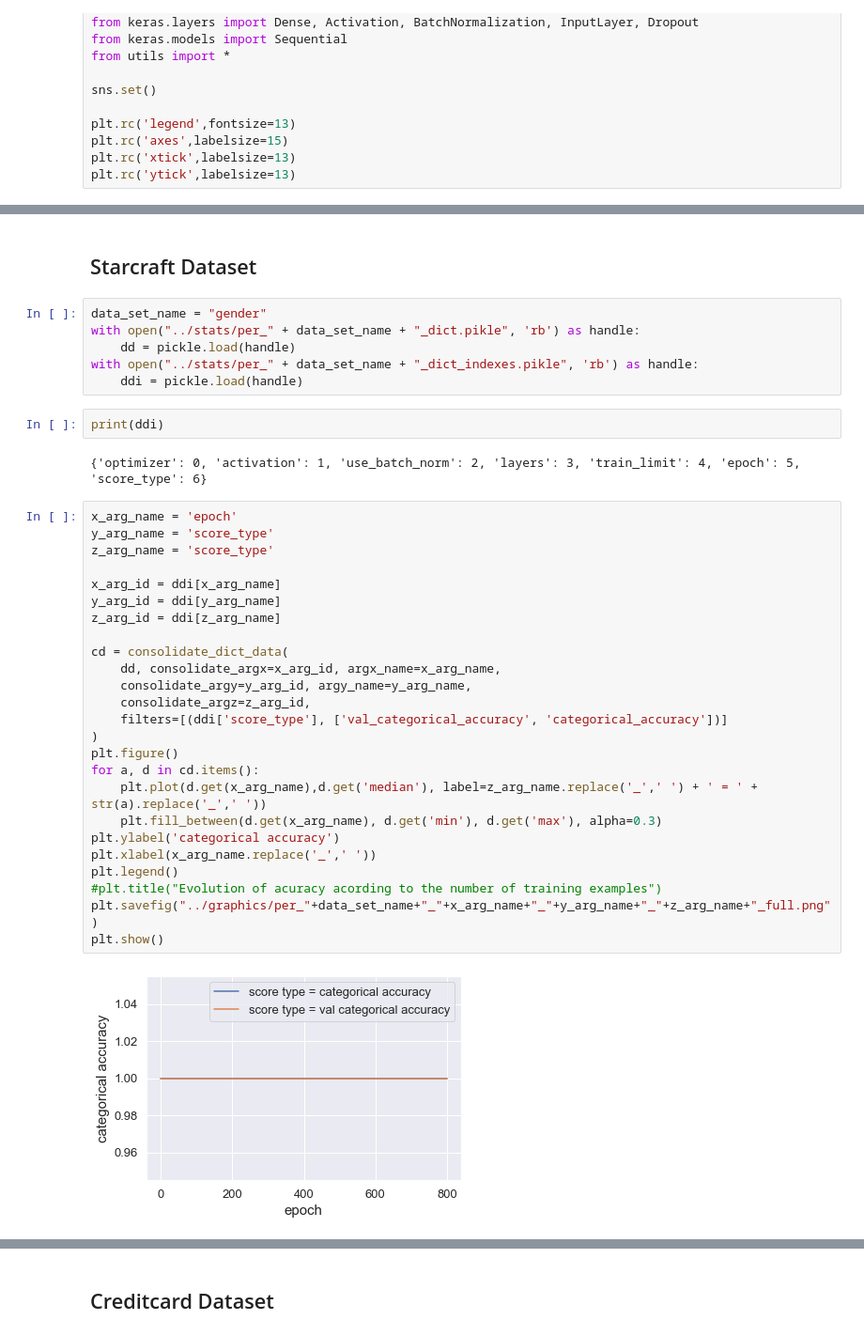
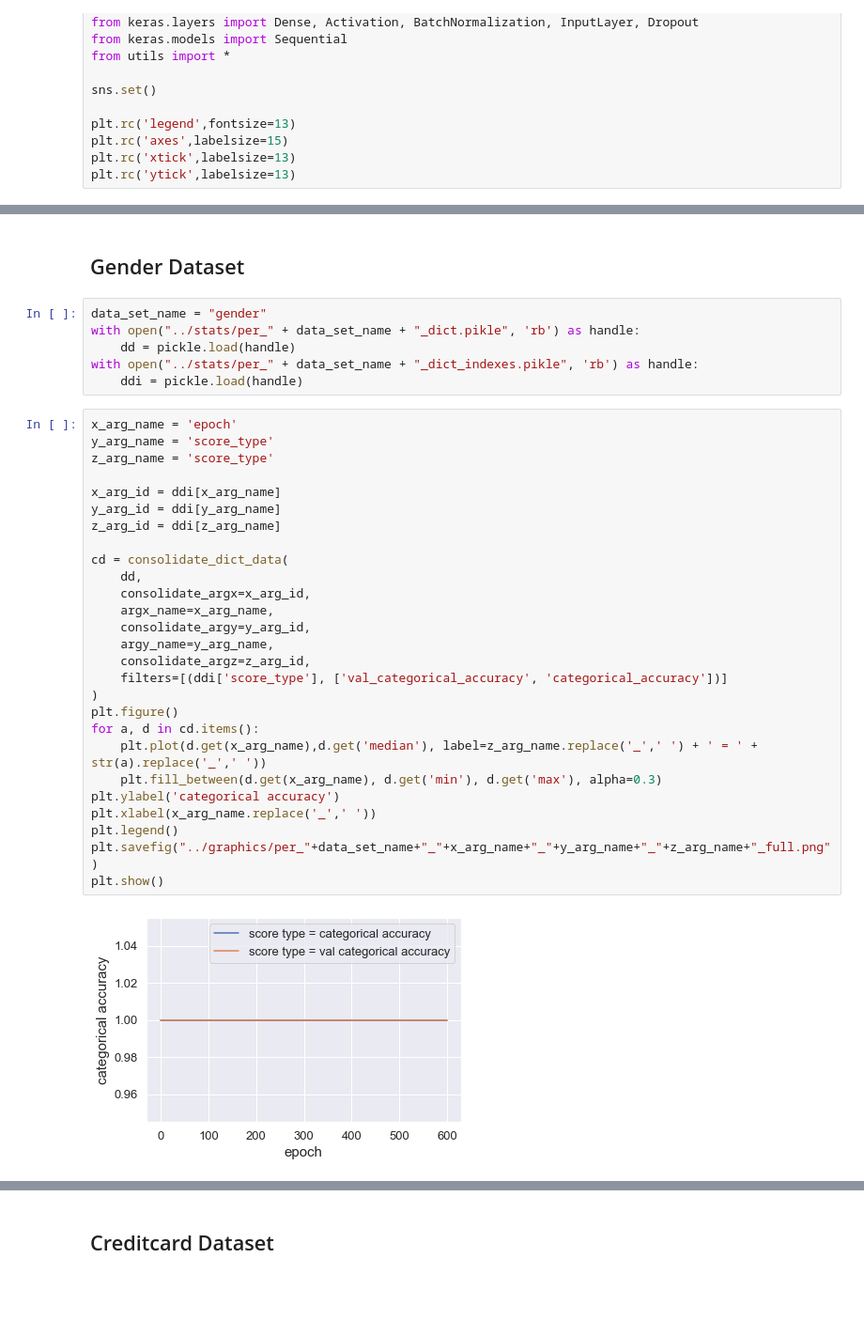
Before and after one commit to Sevla8/CS-7641_Machine-Learning, a Jupyter notebook: SL/scripts/nn.ipynb, the cells around one changed output, grey strips where cells are left out. Shown: that part at 94% size. Cells and saved outputs as stored; diff of their text form; blank space fills up the shorter version.

```diff
--- a/SL/scripts/nn.ipynb
+++ b/SL/scripts/nn.ipynb
@@ -132,44 +122,42 @@ run("gender")
 # %% [output]
 Selected data set is gender with 4979 data (train: 3750 , test: 1229 )
 # %% [markdown]
-## Starcraft Dataset
+## Gender Dataset
 # %%
 data_set_name = "gender"
 with open("../stats/per_" + data_set_name + "_dict.pikle", 'rb') as handle:
 	dd = pickle.load(handle)
 with open("../stats/per_" + data_set_name + "_dict_indexes.pikle", 'rb') as handle:
 	ddi = pickle.load(handle)
-# %%
-print(ddi)
-# %% [output]
-{'optimizer': 0, 'activation': 1, 'use_batch_norm': 2, 'layers': 3, 'train_limit': 4, 'epoch': 5, 'score_type': 6}
 # %%
 x_arg_name = 'epoch'
 y_arg_name = 'score_type'
 z_arg_name = 'score_type'
 
 x_arg_id = ddi[x_arg_name]
 y_arg_id = ddi[y_arg_name]
 z_arg_id = ddi[z_arg_name]
 
 cd = consolidate_dict_data(
-	dd, consolidate_argx=x_arg_id, argx_name=x_arg_name,
-	consolidate_argy=y_arg_id, argy_name=y_arg_name,
+	dd,
+	consolidate_argx=x_arg_id,
+	argx_name=x_arg_name,
+	consolidate_argy=y_arg_id,
+	argy_name=y_arg_name,
 	consolidate_argz=z_arg_id,
 	filters=[(ddi['score_type'], ['val_categorical_accuracy', 'categorical_accuracy'])]
 )
 plt.figure()
 for a, d in cd.items():
 	plt.plot(d.get(x_arg_name),d.get('median'), label=z_arg_name.replace('_',' ') + ' = ' + str(a).replace('_',' '))
 	plt.fill_between(d.get(x_arg_name), d.get('min'), d.get('max'), alpha=0.3)
 plt.ylabel('categorical accuracy')
 plt.xlabel(x_arg_name.replace('_',' '))
 plt.legend()
-#plt.title("Evolution of acuracy acording to the number of training examples")
 plt.savefig("../graphics/per_"+data_set_name+"_"+x_arg_name+"_"+y_arg_name+"_"+z_arg_name+"_full.png")
 plt.show()
 # %% [output]
-[figure, old version]
+[figure, new version]
 # %%
 x_arg_name = 'epoch'
 y_arg_name = 'score_type'
```
Also changed, not shown: parts of 16 cells of this notebook, 24 other files.
